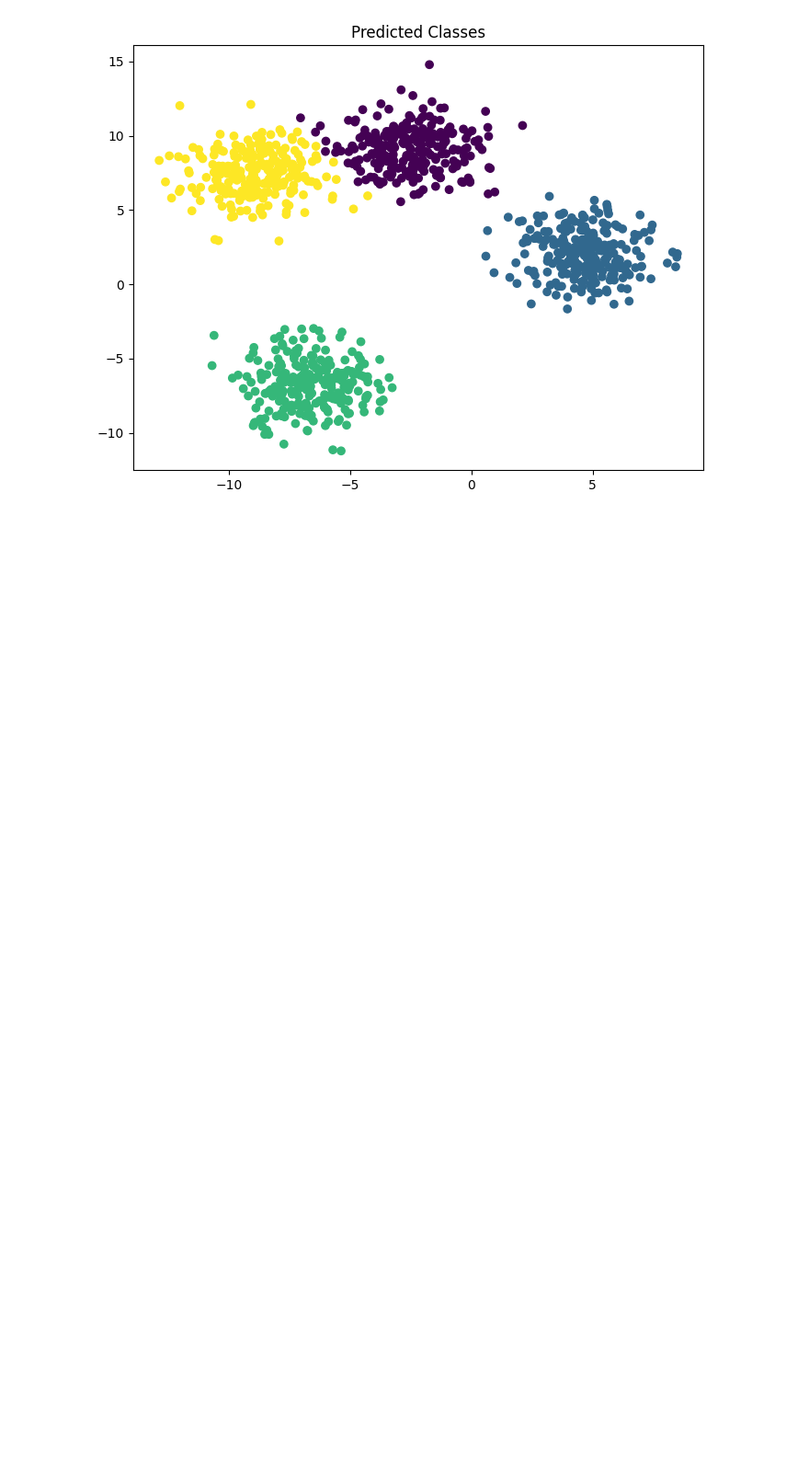
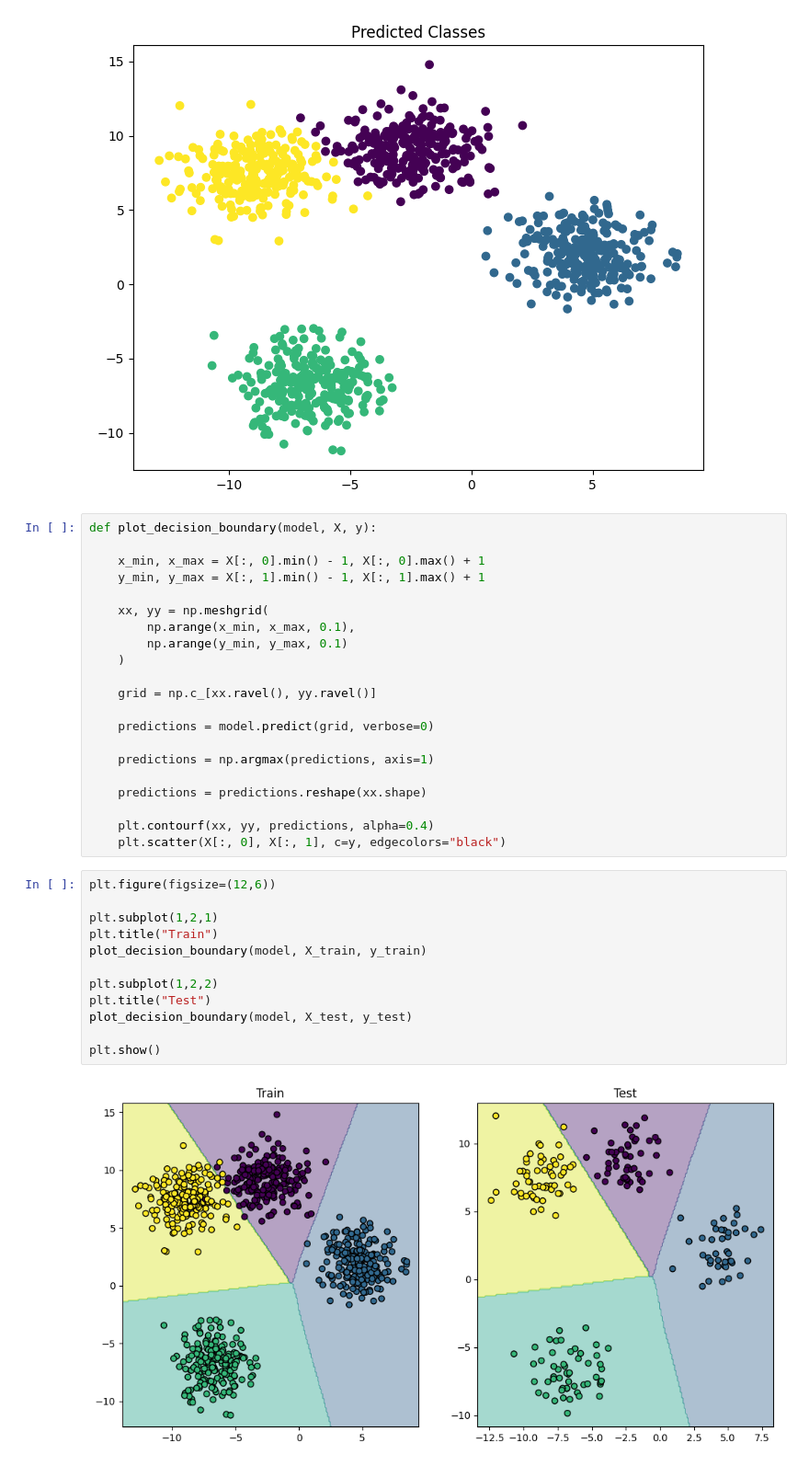
Before and after one commit to mynkaiml/Machine-learning-journey, a Jupyter notebook: Neural Networking/MulticlassNN.ipynb, the cells around one changed output. Shown at 92% size. Saved outputs shown, nothing was run; the diff lists cells and outputs as text; blank space fills up the shorter version.

```diff
--- a/Neural Networking/MulticlassNN.ipynb
+++ b/Neural Networking/MulticlassNN.ipynb
@@ -125,3 +125,38 @@ plt.show()
 # %% [output]
 32/32 ━━━━━━━━━━━━━━━━━━━━ 0s 1ms/step
 [figure]
+# %%
+def plot_decision_boundary(model, X, y):
+
+    x_min, x_max = X[:, 0].min() - 1, X[:, 0].max() + 1
+    y_min, y_max = X[:, 1].min() - 1, X[:, 1].max() + 1
+
+    xx, yy = np.meshgrid(
+        np.arange(x_min, x_max, 0.1),
+        np.arange(y_min, y_max, 0.1)
+    )
+
+    grid = np.c_[xx.ravel(), yy.ravel()]
+
+    predictions = model.predict(grid, verbose=0)
+
+    predictions = np.argmax(predictions, axis=1)
+
+    predictions = predictions.reshape(xx.shape)
+
+    plt.contourf(xx, yy, predictions, alpha=0.4)
+    plt.scatter(X[:, 0], X[:, 1], c=y, edgecolors="black")
+# %%
+plt.figure(figsize=(12,6))
+
+plt.subplot(1,2,1)
+plt.title("Train")
+plot_decision_boundary(model, X_train, y_train)
+
+plt.subplot(1,2,2)
+plt.title("Test")
+plot_decision_boundary(model, X_test, y_test)
+
+plt.show()
+# %% [output]
+[figure, added]
```
